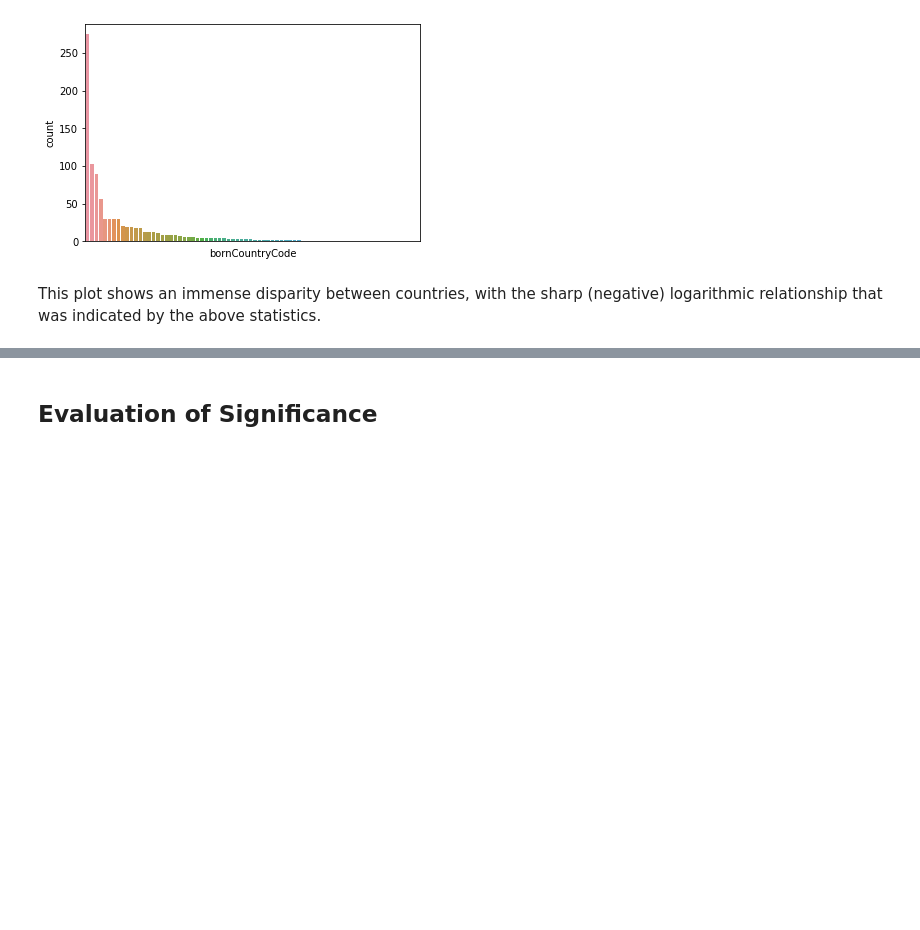
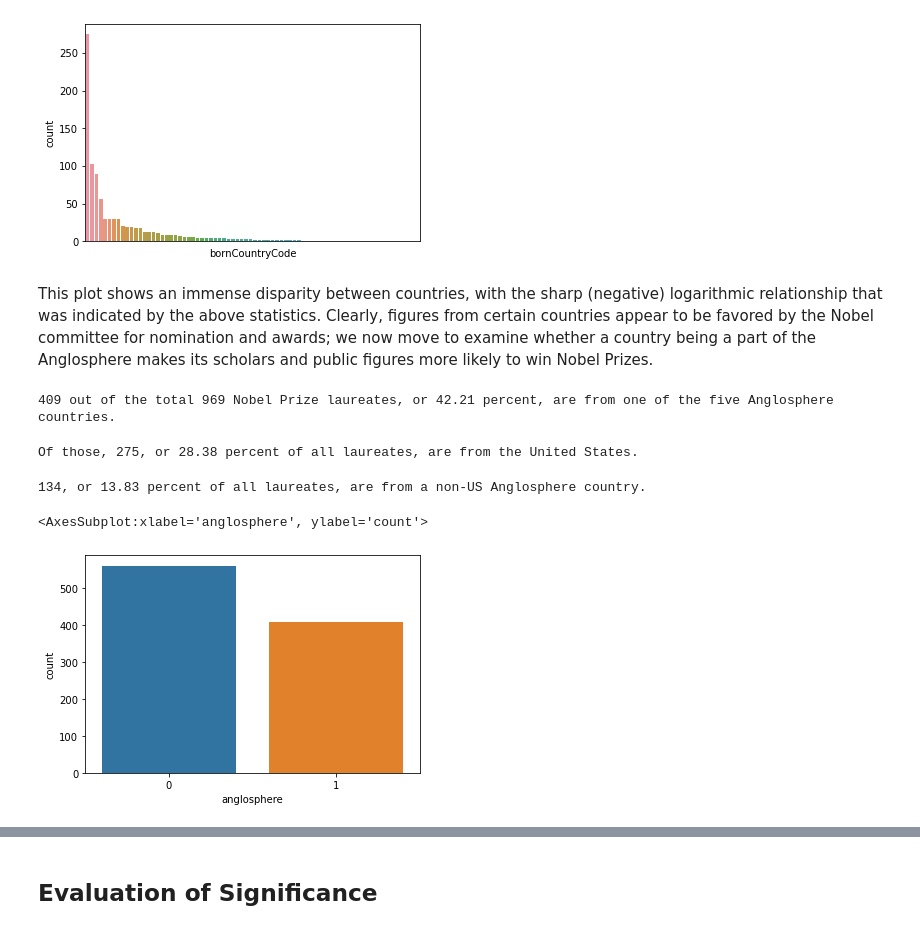
Before and after one commit to qbello22/2950-Project, a Jupyter notebook: Nobel Laureates - Phase IV.ipynb, the cells around one changed output, grey strips where cells are left out. Drawn from its saved outputs; the diff is of its cells as text; code cells hidden in the pictures; blank space fills up the shorter version.

```diff
--- a/Nobel Laureates - Phase IV.ipynb
+++ b/Nobel Laureates - Phase IV.ipynb
@@ -211,4 +213,22 @@ pyplot.show()
 # %% [output]
 [figure]
 # %% [markdown]
-This plot shows an immense disparity between countries, with the sharp (negative) logarithmic relationship that was indicated by the above statistics.
+This plot shows an immense disparity between countries, with the sharp (negative) logarithmic relationship that was indicated by the above statistics. Clearly, figures from certain countries appear to be favored by the Nobel committee for nomination and awards; we now move to examine whether a country being a part of the Anglosphere makes its scholars and public figures more likely to win Nobel Prizes.
+# %%
+print(str(nobel_data['anglosphere'].sum()) + " out of the total " + str(len(nobel_data)) + " Nobel Prize laureates, or " + str(round((nobel_data['anglosphere'].sum()/len(nobel_data))*100, 2)) + " percent, are from one of the five Anglosphere countries.")
+# %% [output]
+409 out of the total 969 Nobel Prize laureates, or 42.21 percent, are from one of the five Anglosphere countries.
+# %%
+print("Of those, " + str((nobel_data['bornCountryCode'] == 'US').sum()) + ", or " + str(round((nobel_data['bornCountryCode'] == 'US').sum()/len(nobel_data)*100, 2)) + " percent of all laureates, are from the United States.")
+# %% [output]
+Of those, 275, or 28.38 percent of all laureates, are from the United States.
+# %%
+non_us_anglo = (nobel_data['bornCountryCode'] == 'GB').sum() + (nobel_data['bornCountryCode'] == 'CA').sum() + (nobel_data['bornCountryCode'] == 'NZ').sum() + (nobel_data['bornCountryCode'] == 'AU').sum()
+print(str(non_us_anglo) + ", or " + str(round(non_us_anglo/len(nobel_data)*100, 2)) + " percent of all laureates, are from a non-US Anglosphere country.")
+# %% [output]
+134, or 13.83 percent of all laureates, are from a non-US Anglosphere country.
+# %%
+seaborn.countplot(x = 'anglosphere', data=nobel_data)
+# %% [output]
+<AxesSubplot:xlabel='anglosphere', ylabel='count'>
+[figure, added]
```
Also changed, not shown: parts of 6 cells of this notebook, 1 other file.
